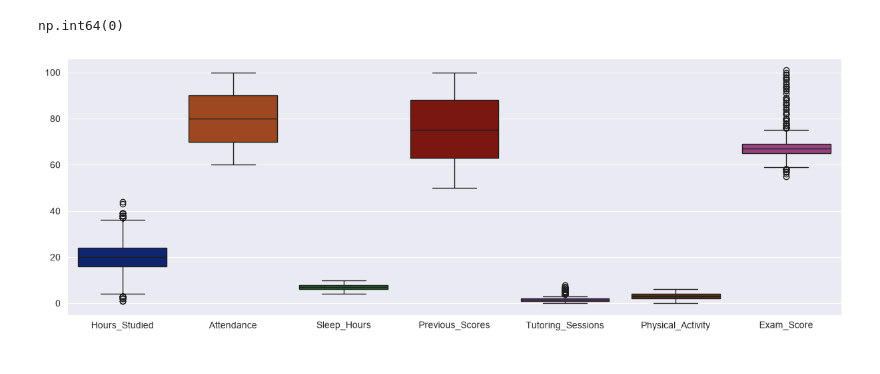
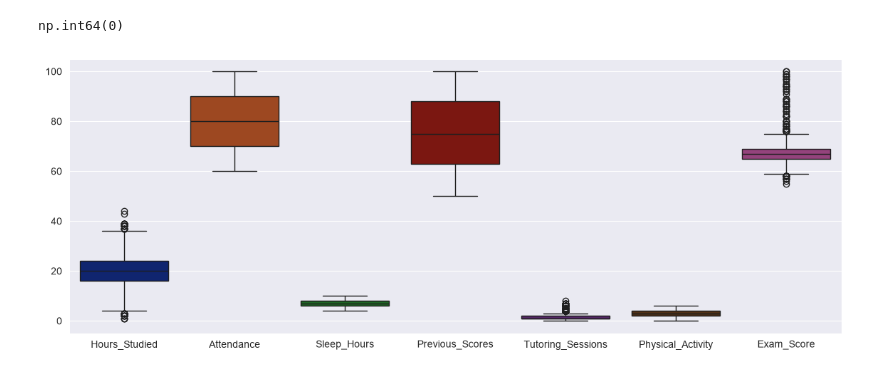
Before and after one commit to Codebadger99/student-performance-analysis, a Jupyter notebook: main.ipynb, the cells around one changed output. Saved outputs shown, nothing was run; the diff lists cells and outputs as text; code cells hidden in the pictures.

```diff
--- a/main.ipynb
+++ b/main.ipynb
@@ -87,11 +87,13 @@ df[df.isna().any(axis=1)].head(10)
 | 396 | 10 | 80 | High | Medium | Yes | ... |
 | 402 | 20 | 66 | High | High | No | ... |
 | 408 | 21 | 65 | High | High | No | ... |
+# %%
+df["Exam_Score"] = df['Exam_Score'].clip(upper=100)
 # %%
-nan_cols = ['Teacher_Quality', 'Parental_Education_Level', 'Distance_from_Home']
+cols = ["Teacher_Quality", "Parental_Education_Level", "Distance_from_Home"]
 
-for cols in nan_cols:
-    df[cols] = df[cols].fillna(df[cols].mode()[0])
+for col in cols:
+    df[col] = df[col].fillna("Unknown")
 # %%
 df.isna().sum()
 # %% [output]
@@ -117,10 +119,10 @@ df.duplicated().sum()
 # %% [output]
 np.int64(0)
 # %%
-plt.figure(figsize=(15, 5))
+plt.figure(figsize=(14, 5))
 
 sns.boxplot(df)
 
 plt.show()
 # %% [output]
-[figure, old version]
+[figure, new version]
```
Also changed, not shown: parts of 10 cells of this notebook.
